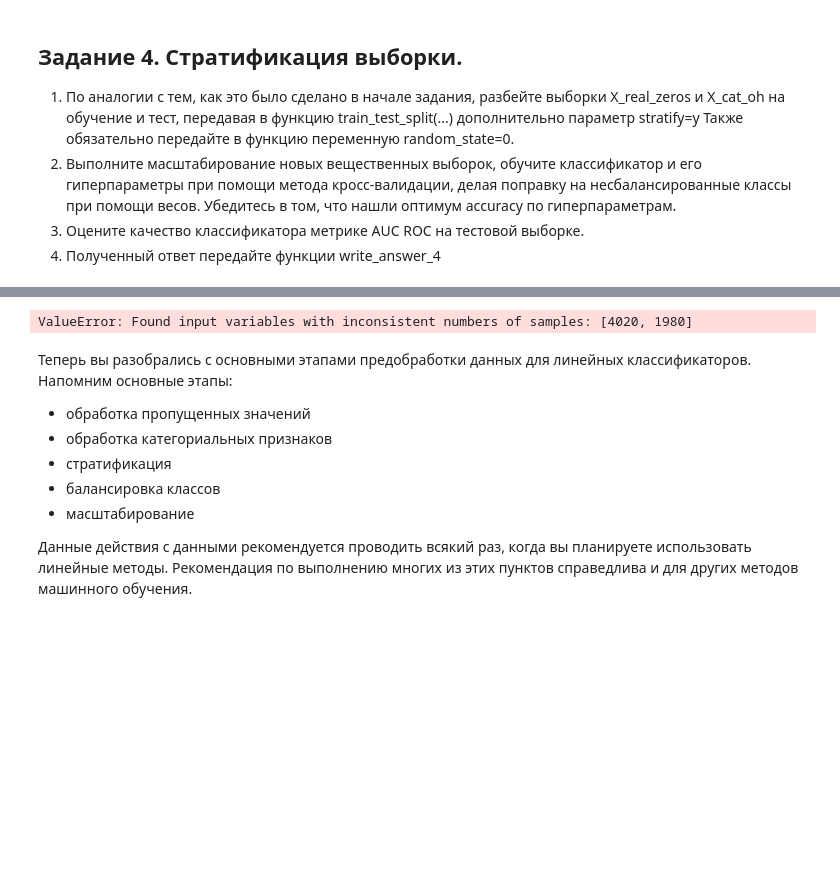
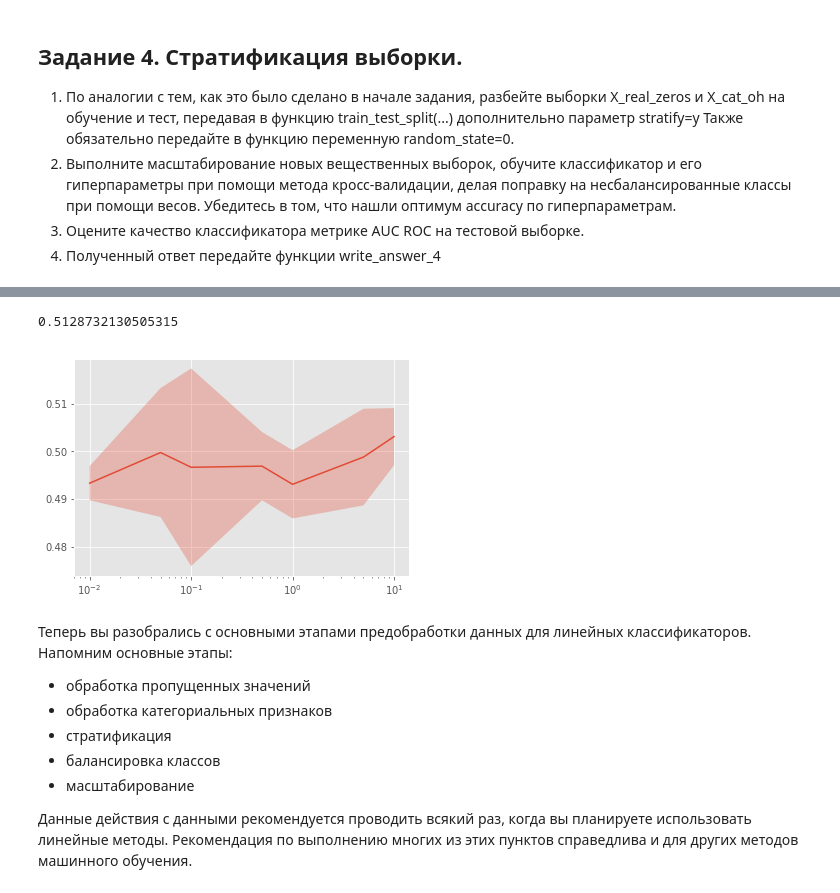
Before and after one commit to birdhermes/CourseraML, a Jupyter notebook: 2 course/3 week/Библиотека scikit-learn. Продолжение/Preprocessing_LR_Методы предобработки данных и логистическая регрессия.ipynb, the cells around one changed output, grey strips where cells are left out. Drawn from its saved outputs; the diff is of its cells as text; code cells hidden in the pictures; blank space fills up the shorter version.

```diff
--- a/2 course/3 week/Библиотека scikit-learn. Продолжение/Preprocessing_LR_Методы предобработки данных и логистическая регрессия.ipynb
+++ b/2 course/3 week/Библиотека scikit-learn. Продолжение/Preprocessing_LR_Методы предобработки данных и логистическая регрессия.ipynb
@@ -666,5 +666,7 @@ def write_answer_4(auc):
 
 # place your code here
 # %%
-X_train_real_zeros0, y_train_real_zeros0, X_test_real_zeros0, y_test_real_zeros0 = train_test_split(X_real_zeros, y, test_size=0.33, random_state=0, stratify=y)
-X_train_cat_oh0, y_train_cat_oh0, X_test_cat_oh0, y_test_cat_oh0 = train_test_split(X_cat_oh, y, test_size = 0.33, random_state=0, stratify=y)
+X_train_real_zeros_strat,  X_test_real_zeros_strat, y_train_real_zeros_strat,  y_test_real_zeros_strat = train_test_split(X_real_zeros, y,
+                                                                                                    test_size=0.3, random_state=0,
+                                                                                                    stratify=y)
+X_train_cat_oh_strat,  X_test_cat_oh_strat,  y_train_cat_oh_strat, y_test_cat_oh_strat = train_test_split(X_cat_oh, y,  test_size = 0.3, random_state=0, stratify=y)
@@ -684,0 +673,4 @@ y_train_real_zeros0.shape
+# %%
+scaler_strat = StandardScaler()
+scaler_strat.fit_transform(X_train_real_zeros_strat)
+scaler_strat.transform(X_test_real_zeros_strat)
@@ -685,7 +691,10 @@ y_train_real_zeros0.shape
+# %%
+X_train_strat = np.hstack([X_train_real_zeros_strat, X_train_cat_oh_strat])
+X_test_strat = np.hstack([X_test_real_zeros_strat, X_test_cat_oh_strat])
 # %%
-regressor_real_zeros0 = GridSearchCV(estimator=LogisticRegression, param_grid=param_grid, cv = cv, n_jobs=-1)
-regressor_real_zeros0.fit(X_train_real_zeros0, y_train_real_zeros0)
-roc_auc_score_real_zeros0 = roc_auc_score(y_test_real_zeros0, regressor_real_zeros0.predict_proba(X_test_real_zeros0)[:,1])
-print(roc_auc_score_real_zeros0)
+regressor_balanced_start = GridSearchCV(estimator=LogisticRegression(class_weight='balanced'), param_grid=param_grid, cv = cv, n_jobs=-1)
+regressor_balanced_start.fit(X_train_strat, y_train)
+roc_auc_score_rbalanced_start = roc_auc_score(y_test, regressor_balanced_start.predict_proba(X_test_strat)[:,1])
+print(roc_auc_score_rbalanced_start)
 # %% [output]
-ValueError: Found input variables with inconsistent numbers of samples: [4020, 1980]
+0.5128732130505315
@@ -694,3 +701,8 @@ train_test_split?
+# %%
+plot_scores(regressor_balanced_start)
+write_answer_4(roc_auc_score_rbalanced_start)
+# %% [output]
+[figure, added]
 # %% [markdown]
 Теперь вы разобрались с основными этапами предобработки данных для линейных классификаторов.
 Напомним основные этапы:
```
Also changed, not shown: parts of 18 cells of this notebook, 3 other files.
